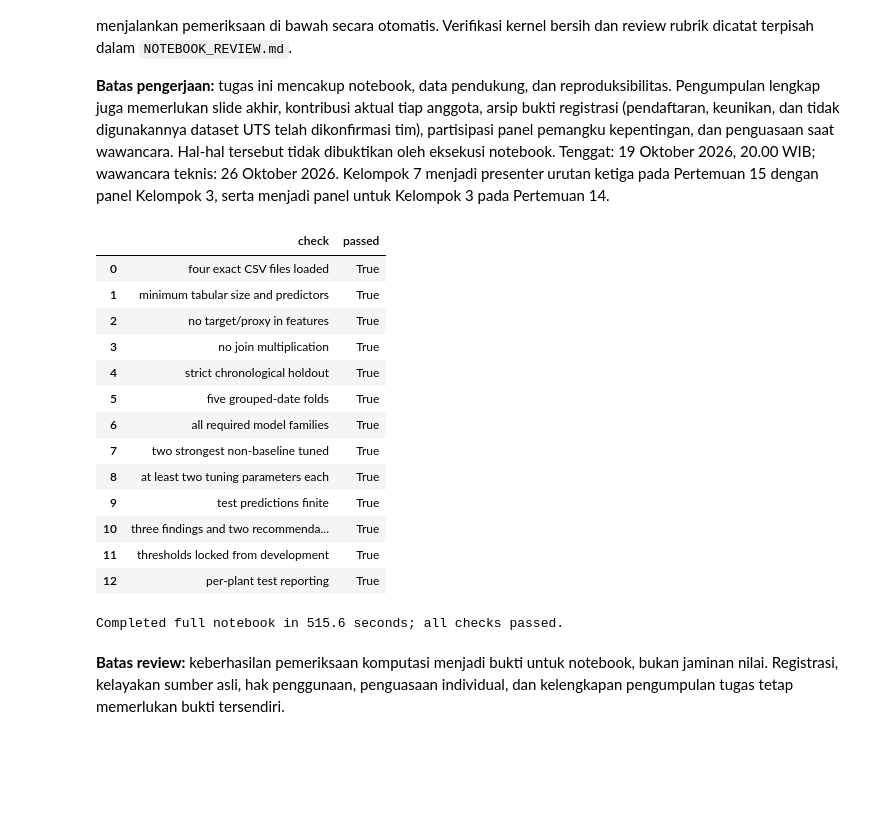
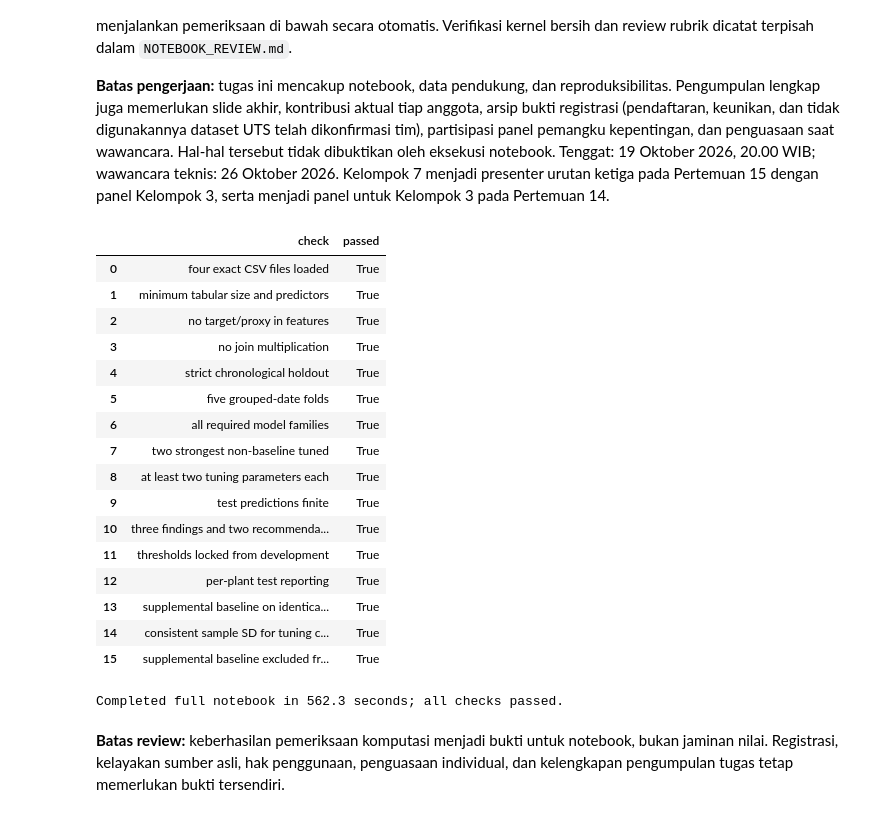
Before and after one commit to Universitas-Cakrawala/solarguard-predictive-maintenance, a Jupyter notebook: SolarGuard.ipynb, the cells around one changed output. Cells and saved outputs as stored; diff of their text form; code cells hidden in the pictures; blank space fills up the shorter version.

```diff
--- a/SolarGuard.ipynb
+++ b/SolarGuard.ipynb
@@ -855,9 +932,11 @@ for name in selected:
     idx = search.best_index_
     base = ranking.set_index('model').loc[name]
     tuned_mae = -results.loc[idx, 'mean_test_mae']
+    best_fold_mae = np.array([-results.loc[idx, f'split{k}_test_mae'] for k in range(len(cv_splits))])
     tuning_rows.append({'model': name, 'configurations': budget, 'folds': len(cv_splits),
         'default_CV_MAE': base.CV_MAE, 'tuned_CV_MAE': tuned_mae,
-        'tuned_CV_MAE_SD': results.loc[idx, 'std_test_mae'],
+        'tuned_CV_MAE_SD': best_fold_mae.std(ddof=1),
+        'SD_ddof': 1,
         'tuned_CV_RMSE': -results.loc[idx, 'mean_test_rmse'],
         'tuned_CV_R2': results.loc[idx, 'mean_test_r2'],
         'MAE_improvement': base.CV_MAE - tuned_mae,
@@ -866,6 +945,22 @@ for name in selected:
     print(f'Best CV MAE {tuned_mae:.3f}; runtime {elapsed:.1f}s', flush=True)
 tuning = pd.DataFrame(tuning_rows)
 show_table(tuning, 'default_vs_tuned')
+paired_rows = []
+for name in selected:
+    search = searches[name]
+    result = pd.DataFrame(search.cv_results_).loc[search.best_index_]
+    for k, base in enumerate(default_folds.loc[default_folds.model.eq(name)].sort_values('fold').itertuples()):
+        paired_rows.append({'model': name, 'fold': k + 1, 'default_MAE': base.MAE,
+            'tuned_MAE': -result[f'split{k}_test_mae'],
+            'MAE_reduction_default_minus_tuned': base.MAE + result[f'split{k}_test_mae']})
+paired_tuning = pd.DataFrame(paired_rows)
+show_table(paired_tuning, 'paired_default_vs_tuned_folds')
+note('**Penjelasan statistik:** selisih berpasangan memakai lipatan identik; nilai positif berarti '
+     'penyetelan menurunkan MAE pada lipatan tersebut. Simpangan baku tabel memakai ddof=1 '
+     'untuk pengaturan awal dan hasil penyetelan. Kolom std_test_mae pada berkas mentah '
+     'cv_results_ tetap mengikuti sklearn (ddof=0), sehingga tidak dibandingkan langsung '
+     'dengan simpangan baku tabel. Lima lipatan yang bergantung tidak mendukung klaim '
+     'signifikansi atau interval kepercayaan independen dari tabel ini.')
 fig, ax = plt.subplots(figsize=(10, 4))
 tuning.set_index('model')[['default_CV_MAE', 'tuned_CV_MAE']].plot.bar(ax=ax)
 ax.set(title='Default vs tuned on identical development folds', xlabel='Selected models',
@@ -1273,7 +1444,8 @@ alerts.to_csv(OUT / 'test_alert_predictions.csv', index=False)
 findings = pd.DataFrame([
     {'finding': 'Model accuracy on newer dates',
      'evidence': f'{chosen["candidate"]}; test MAE={final_scores.iloc[0].MAE:.3f}, '
-                 f'RMSE={final_scores.iloc[0].RMSE:.3f}, reduction vs baseline={test_gain:.2f}%',
+                 f'RMSE={final_scores.iloc[0].RMSE:.3f}; reduction vs pooled mean={test_gain:.2f}%; '
+                 f'vs plant mean (supplemental)={plant_baseline_gain:.2f}%',
      'action': 'Use actual-vs-expected monitoring in shadow mode, reviewed by operator',
      'stakeholder': 'Operations Manager', 'value': 'Condition-aware prioritization',
      'limitation': 'Horizon 0, known plants, not failure prediction'},
@@ -1295,7 +1467,9 @@ findings = pd.DataFrame([
      'stakeholder': 'Maintenance supervisor', 'value': 'Measure feasibility before production rollout',
      'limitation': 'Unlabeled alerts are not confirmed faults or estimated false alarms'}])
 show_table(findings, 'evidence_action_matrix')
-note('**Rekomendasi 1:** Tim operasional menguji antrean prioritas inspeksi berbasis residual pada satu pembangkit '
+note('**Rekomendasi 1:** Tim operasional memprioritaskan Plant 1 untuk uji coba antrean inspeksi berbasis residual, '
+     'karena R² dan MAE relatifnya lebih baik; Plant 2 memerlukan investigasi tambahan atas '
+     'ketidaksesuaian daya nol sebelum penerapan lebih luas. Uji coba dilakukan '
      'dengan pemeriksaan manusia, aturan ambang yang dikunci, dan beban kerja terukur di atas. '
      'Mulai dengan pemantauan tanpa tindakan otomatis; catat hasil inspeksi, waktu pemeriksaan, '
      'dan masalah terkonfirmasi sebelum mengotomatisasi pemeliharaan. '
@@ -1408,33 +1582,44 @@ checks = {
     'thresholds locked from development': thresholds.oof_rows.sum() == len(selected_oof),
     'per-plant test reporting': len(plant_scores) == dev.PLANT_ID.nunique()
 }
+checks['supplemental baseline on identical five folds'] = len(plant_base_folds) == len(cv_splits)
+checks['consistent sample SD for tuning comparison'] = tuning.SD_ddof.eq(1).all()
+checks['supplemental baseline excluded from model selection'] = not lock['supplemental_baseline_used_for_selection']
+checks = {key: bool(value) for key, value in checks.items()}
 assert all(checks.values()), checks
 show_table(pd.DataFrame({'check': list(checks), 'passed': list(checks.values())}), 'verification_checks')
 summary = {'selected_model': chosen['candidate'], 'test': final_scores.to_dict('records'),
     'test_MAE_reduction_vs_baseline_pct': float(test_gain),
+    'test_MAE_reduction_vs_plant_baseline_pct': float(plant_baseline_gain),
+    'evaluation_status': 'reproduction_after_test_exposure',
+    'statistical_reporting': {'fold_weighting': 'equal_folds', 'SD_ddof': 1,
+        'confidence_intervals_or_significance_claims': False},
     'rows_generation': len(gen), 'rows_daytime': len(panel), 'rows_development': len(dev),
     'rows_test': len(test), 'days_development': dev.DATE.nunique(), 'days_test': test.DATE.nunique(),
     'tuned_models': selected, 'run_seconds': time.perf_counter() - RUN_START,
     'environment': environment, 'checks': checks, 'utc_completed': datetime.now(timezone.utc).isoformat()}
 (OUT / 'run_summary.json').write_text(json.dumps(summary, indent=2, default=str))
 print(f'Completed full notebook in {summary["run_seconds"]:.1f} seconds; all checks passed.')
 note('**Batas review:** keberhasilan pemeriksaan komputasi menjadi bukti untuk notebook, '
      'bukan jaminan nilai. Registrasi, kelayakan sumber asli, hak penggunaan, penguasaan '
      'individual, dan kelengkapan pengumpulan tugas tetap memerlukan bukti tersendiri.')
 # %% [output]
 |  | check | passed |
 | 0 | four exact CSV files loaded | True |
 | 1 | minimum tabular size and predictors | True |
 | 2 | no target/proxy in features | True |
 | 3 | no join multiplication | True |
 | 4 | strict chronological holdout | True |
 | 5 | five grouped-date folds | True |
 | 6 | all required model families | True |
 | 7 | two strongest non-baseline tuned | True |
 | 8 | at least two tuning parameters each | True |
 | 9 | test predictions finite | True |
 | 10 | three findings and two recommenda... | True |
 | 11 | thresholds locked from development | True |
 | 12 | per-plant test reporting | True |
+| 13 | supplemental baseline on identica... | True |
+| 14 | consistent sample SD for tuning c... | True |
+| 15 | supplemental baseline excluded fr... | True |
-Completed full notebook in 515.6 seconds; all checks passed.
+Completed full notebook in 562.3 seconds; all checks passed.
 **Batas review:** keberhasilan pemeriksaan komputasi menjadi bukti untuk notebook, bukan jaminan nilai. Registrasi, kelayakan sumber asli, hak penggunaan, penguasaan individual, dan kelengkapan pengumpulan tugas tetap memerlukan bukti tersendiri.
```
Also changed, not shown: parts of 10 cells of this notebook, 9 other files.
